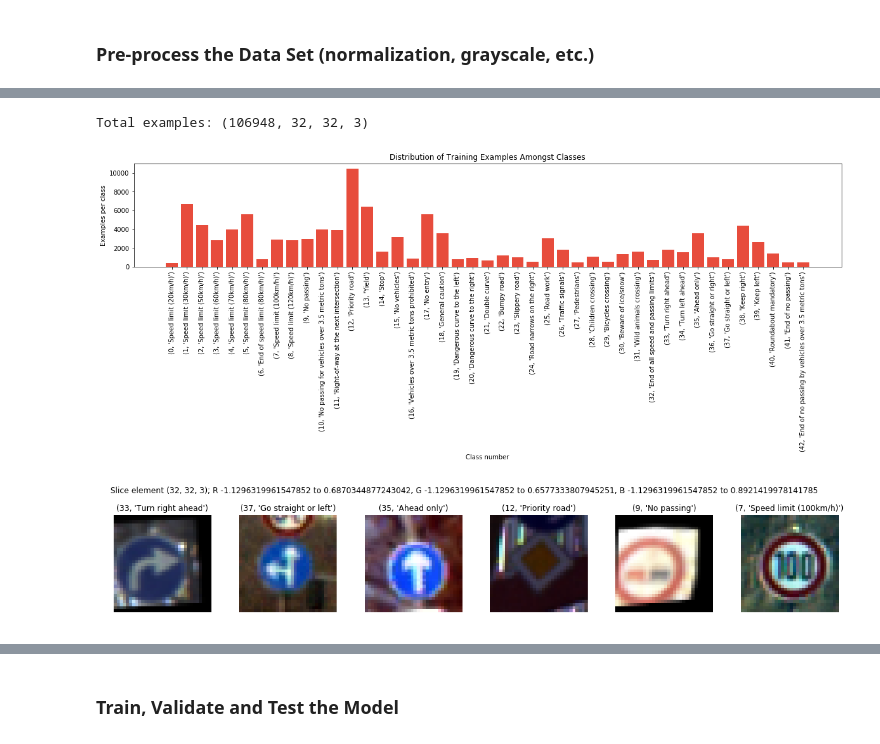
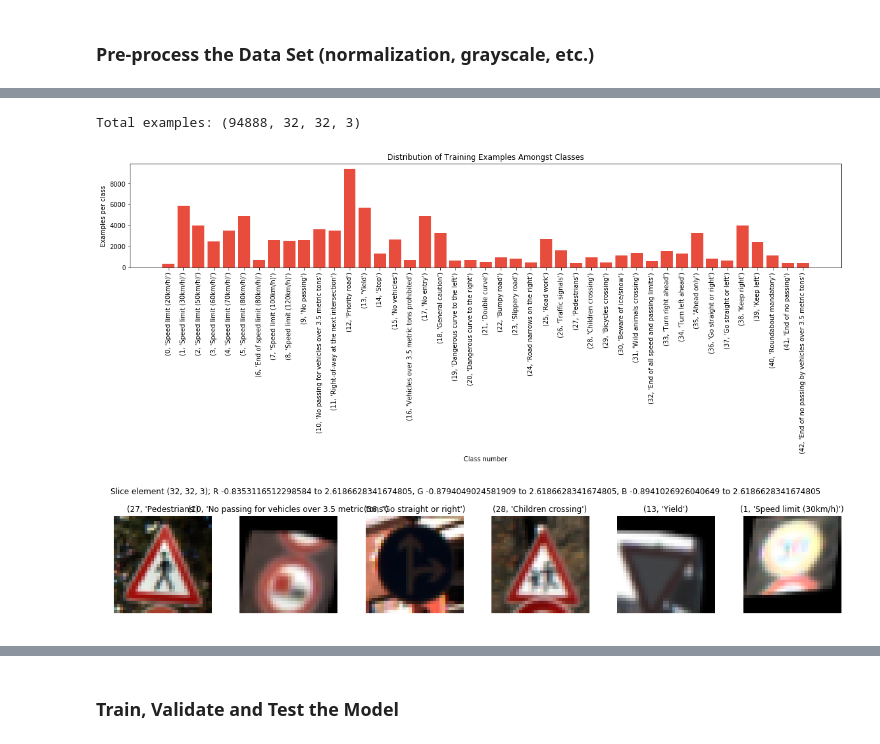
Before and after one commit to dmytronasyrov/CarND-Traffic-Sign-Classifier-Project, a Jupyter notebook: Traffic_Sign_Classifier.ipynb, the cells around one changed output, grey strips where cells are left out. Saved outputs shown, nothing was run; the diff lists cells and outputs as text; code cells hidden in the pictures.

```diff
--- a/Traffic_Sign_Classifier.ipynb
+++ b/Traffic_Sign_Classifier.ipynb
@@ -361,10 +455,12 @@ Here is an example of a [published baseline model on this problem](http://yann.l
 # %%
-X_train_init = np.concatenate((X_train_file, X_valid_file), axis=0)
-y_train_init = np.concatenate((y_train_file, y_valid_file), axis=0)
+X_train_init = X_train_file #np.concatenate((X_train_file, X_valid_file), axis=0)
+y_train_init = y_train_file #np.concatenate((y_train_file, y_valid_file), axis=0)
 print("Init shapes", X_train_init.shape, y_train_init.shape)
 
-X_train_file = None
-y_train_file = None
-X_valid_file = None
-y_valid_file = None
+# X_valid = np.copy(normalize_mean(X_valid_file))
+# y_valid = np.copy(normalize_mean(y_valid_file))
+# # X_train_file = None
+# # y_train_file = None
+# X_valid_file = None
+# y_valid_file = None
 # %% [output]
@@ -579,22 +551,22 @@ Extended examples: (28529, 32, 32, 3)
 # %%
-X_train_extended = np.concatenate((X_train_init, X_train_extended), axis = 0)
+X_train_extended = normalize_mean(np.concatenate((X_train_init, X_train_extended), axis = 0))
 y_train_extended = np.concatenate((y_train_init, y_train_extended), axis = 0)
+
+X_valid_init = normalize_mean(X_valid_file)
+y_valid_init = np.copy(y_valid_file)
+
 X_train_init = None
 y_train_init = None
+X_valid_file = None
+y_valid_file = None
+X_valid_file = None
+y_valid_file = None
 
 print("Total examples:", X_train_extended.shape)
 display_distribution(y_train_extended, titles, height = 3)
-
-X_train_extended = normalize_mean(X_train_extended)
-X_train = np.copy(X_train_extended)
-y_train = np.copy(y_train_extended)
-
-X_train_extended = None
-y_train_extended = None
-
-display_image_batch(X_train[:,:,:,:3], y_train)
-# display_image_batch(X_train[:,:,:,3:], y_train)
+display_image_batch(X_train_extended[:,:,:,:3], y_train_extended)
+# # display_image_batch(X_train[:,:,:,3:], y_train)
 # %% [output]
-Total examples: (106948, 32, 32, 3)
+Total examples: (94888, 32, 32, 3)
-[figure, old version]
+[figure, new version]
-[figure, old version]
+[figure, new version]
```
Also changed, not shown: parts of 19 cells of this notebook, 34 other files.
